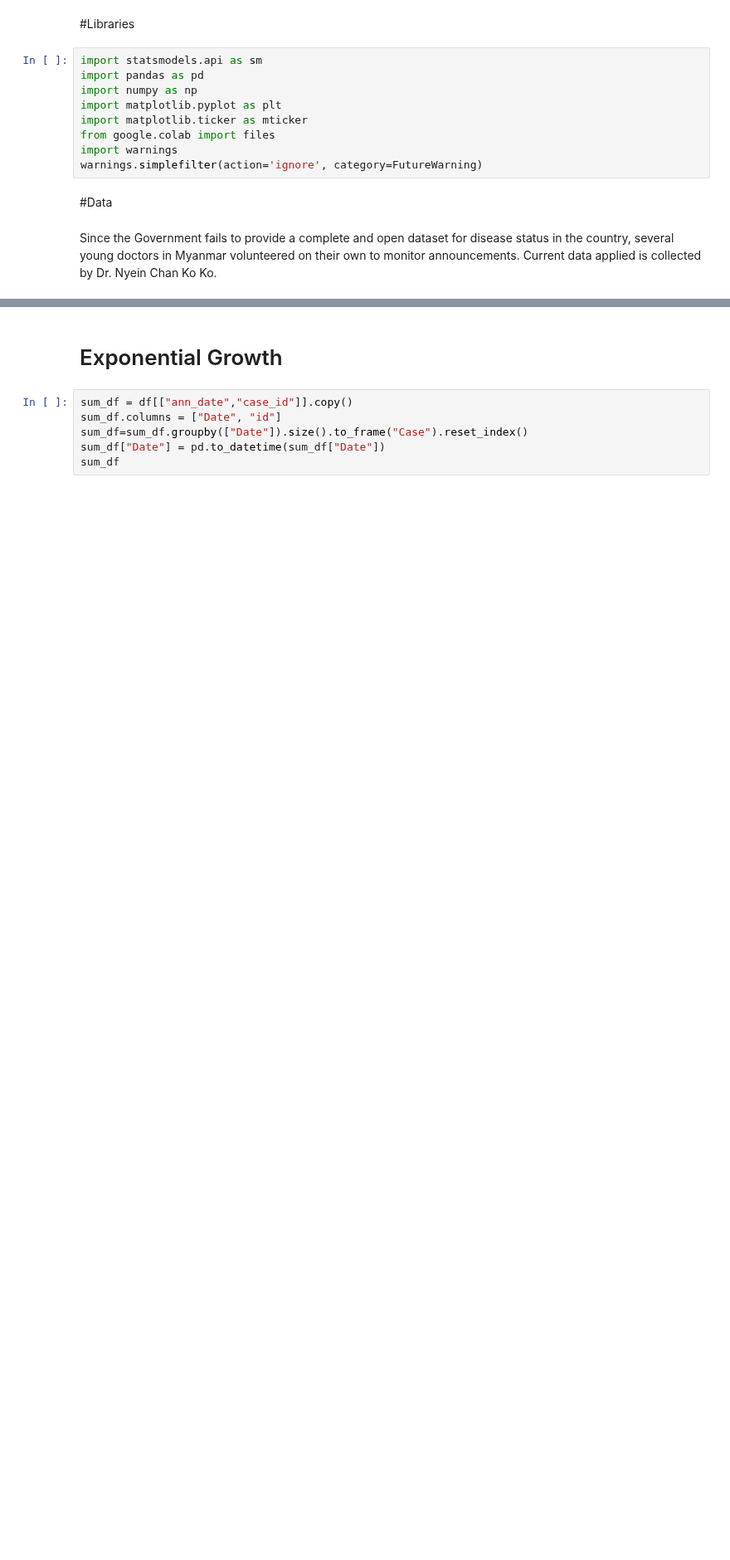
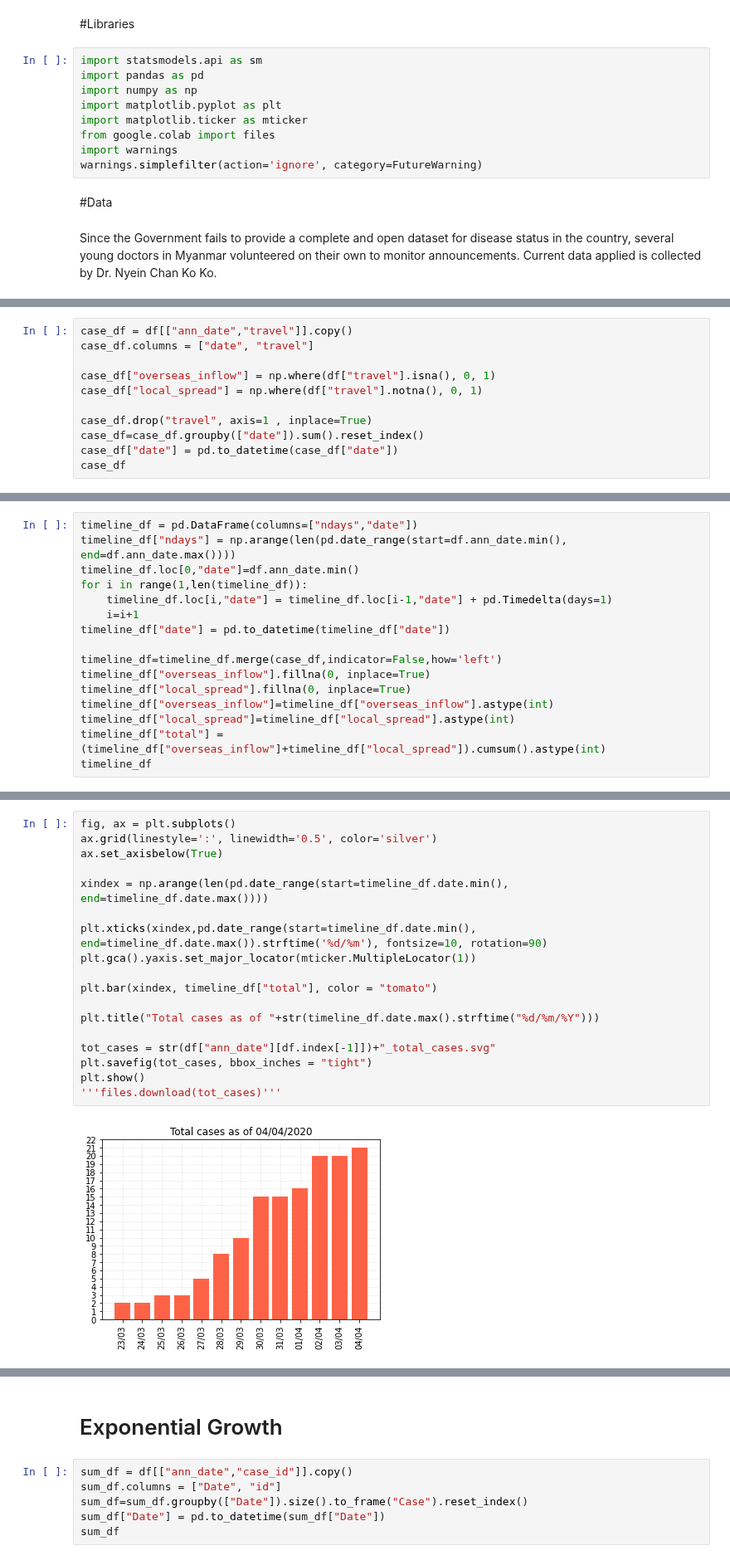
Before and after one commit to finerbrighterlighter/myanmar_covid19, a Jupyter notebook: exponential_growth.ipynb, the cells around one changed output, grey strips where cells are left out. Shown at 83% size. Cells and saved outputs as stored; diff of their text form; blank space fills up the shorter version.

```diff
--- a/exponential_growth.ipynb
+++ b/exponential_growth.ipynb
@@ -41,0 +56,11 @@ df
+# %%
+case_df = df[["ann_date","travel"]].copy()
+case_df.columns = ["date", "travel"]
+
+case_df["overseas_inflow"] = np.where(df["travel"].isna(), 0, 1)
+case_df["local_spread"] = np.where(df["travel"].notna(), 0, 1)
+
+case_df.drop("travel", axis=1 , inplace=True)
+case_df=case_df.groupby(["date"]).sum().reset_index()
+case_df["date"] = pd.to_datetime(case_df["date"])
+case_df
@@ -41,0 +78,16 @@ df
+# %%
+timeline_df = pd.DataFrame(columns=["ndays","date"])
+timeline_df["ndays"] = np.arange(len(pd.date_range(start=df.ann_date.min(), end=df.ann_date.max())))
+timeline_df.loc[0,"date"]=df.ann_date.min()
+for i in range(1,len(timeline_df)):
+    timeline_df.loc[i,"date"] = timeline_df.loc[i-1,"date"] + pd.Timedelta(days=1)
+    i=i+1
+timeline_df["date"] = pd.to_datetime(timeline_df["date"])
+
+timeline_df=timeline_df.merge(case_df,indicator=False,how='left')
+timeline_df["overseas_inflow"].fillna(0, inplace=True)
+timeline_df["local_spread"].fillna(0, inplace=True)
+timeline_df["overseas_inflow"]=timeline_df["overseas_inflow"].astype(int)
+timeline_df["local_spread"]=timeline_df["local_spread"].astype(int)
+timeline_df["total"] = (timeline_df["overseas_inflow"]+timeline_df["local_spread"]).cumsum().astype(int)
+timeline_df
@@ -41,0 +111,20 @@ df
+# %%
+fig, ax = plt.subplots()
+ax.grid(linestyle=':', linewidth='0.5', color='silver')
+ax.set_axisbelow(True)
+
+xindex = np.arange(len(pd.date_range(start=timeline_df.date.min(), end=timeline_df.date.max())))
+
+plt.xticks(xindex,pd.date_range(start=timeline_df.date.min(), end=timeline_df.date.max()).strftime('%d/%m'), fontsize=10, rotation=90)
+plt.gca().yaxis.set_major_locator(mticker.MultipleLocator(1))
+
+plt.bar(xindex, timeline_df["total"], color = "tomato")
+
+plt.title("Total cases as of "+str(timeline_df.date.max().strftime("%d/%m/%Y")))
+
+tot_cases = str(df["ann_date"][df.index[-1]])+"_total_cases.svg"
+plt.savefig(tot_cases, bbox_inches = "tight")
+plt.show()
+'''files.download(tot_cases)'''
+# %% [output]
+[figure, added]
```
Also changed, not shown: parts of 31 cells of this notebook.
